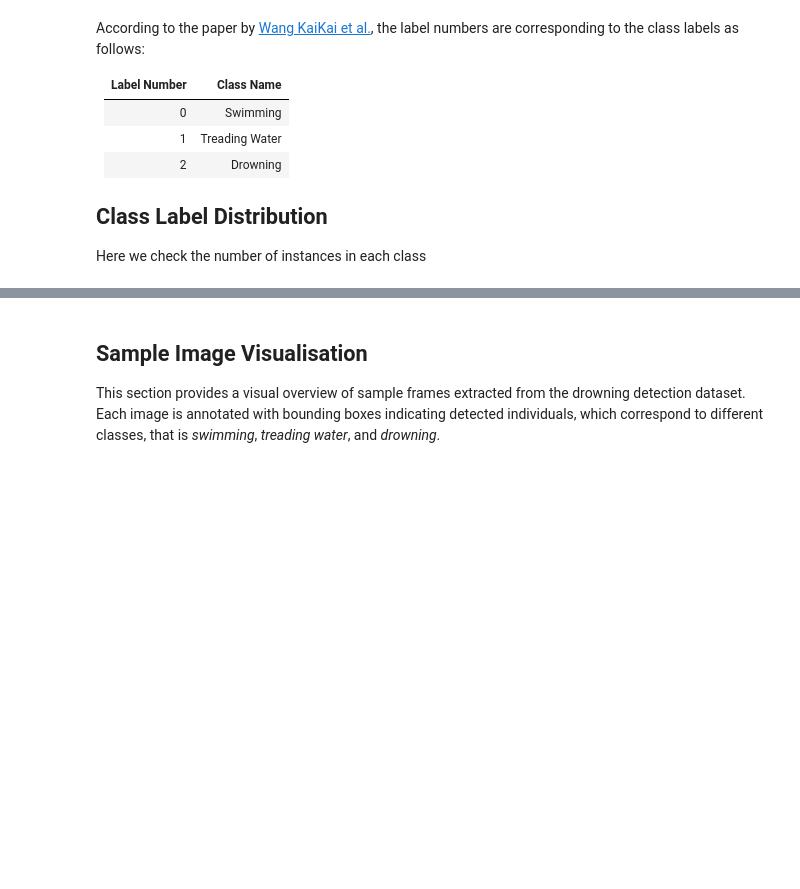
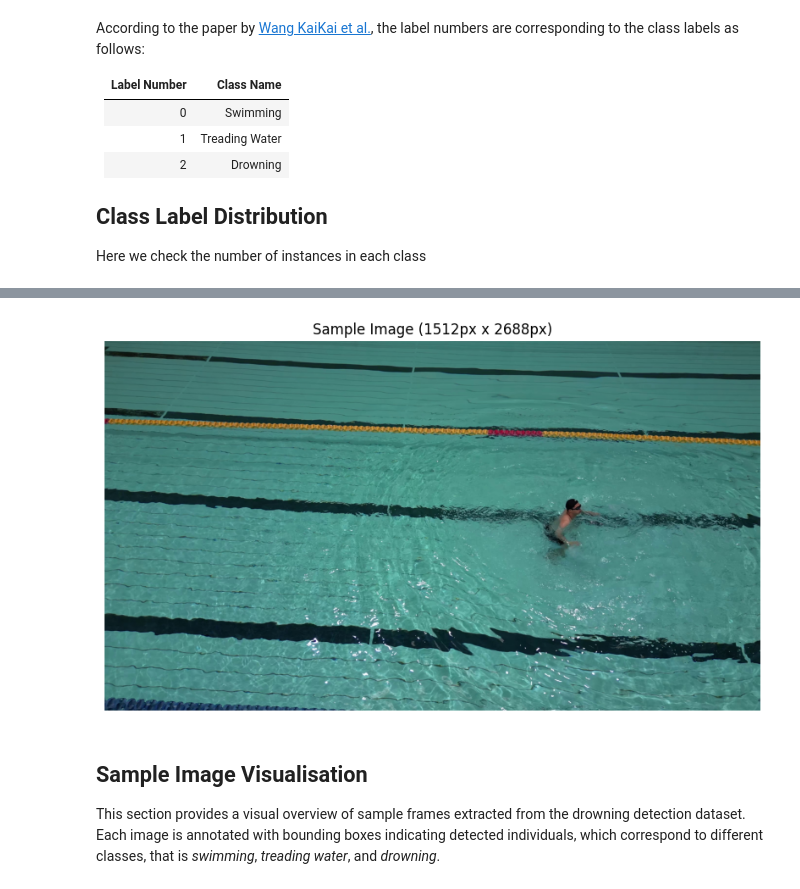
Before and after one commit to YeapJieShen/Drowning-Detection, a Jupyter notebook: notebooks/exploratory_data_analysis.ipynb, the cells around one changed output, grey strips where cells are left out. Drawn from its saved outputs; the diff is of its cells as text; code cells hidden in the pictures; blank space fills up the shorter version.

```diff
--- a/notebooks/exploratory_data_analysis.ipynb
+++ b/notebooks/exploratory_data_analysis.ipynb
@@ -62,4 +62,16 @@ According to the paper by [Wang KaiKai et al.](https://doi.org/10.3390/app140102
 
 Here we check the number of instances in each class
 # %%
+raw_data_img_dir = os.path.join(os.getenv('RAW_DATA_DIR'), os.getenv('IMG_DIR'))
+raw_data_img_train_dir = os.path.join(raw_data_img_dir, os.getenv('TRAIN_DIR'))
+raw_data_img_val_dir = os.path.join(raw_data_img_dir, os.getenv('val_DIR'))
+
+train_img_count = len(os.listdir(raw_data_img_train_dir))
+val_img_count = len(os.listdir(raw_data_img_val_dir))
+
+print("%-30s: %d" % ("Number of training images", train_img_count))
+print("%-30s: %d" % ("Number of validation images", val_img_count))
+print("-" * 50)
+print("%-30s: %d" % ("Total number of images", train_img_count + val_img_count))
+print("-" * 50)
 # %% [output]
@@ -67,3 +86,13 @@ False
+# %%
+sample_img = cv2.imread(os.path.join(raw_data_img_train_dir, os.listdir(raw_data_img_train_dir)[0]))
+
+plt.figure(figsize=(10, 10))
+plt.title("Sample Image (%dpx x %dpx)" % (sample_img.shape[0], sample_img.shape[1]))
+plt.imshow(cv2.cvtColor(sample_img, cv2.COLOR_BGR2RGB))
+plt.axis('off')
+plt.show()
+# %% [output]
+[figure, added]
 # %% [markdown]
 ## Sample Image Visualisation
 
```
Also changed, not shown: parts of 4 cells of this notebook, 3 other files.
